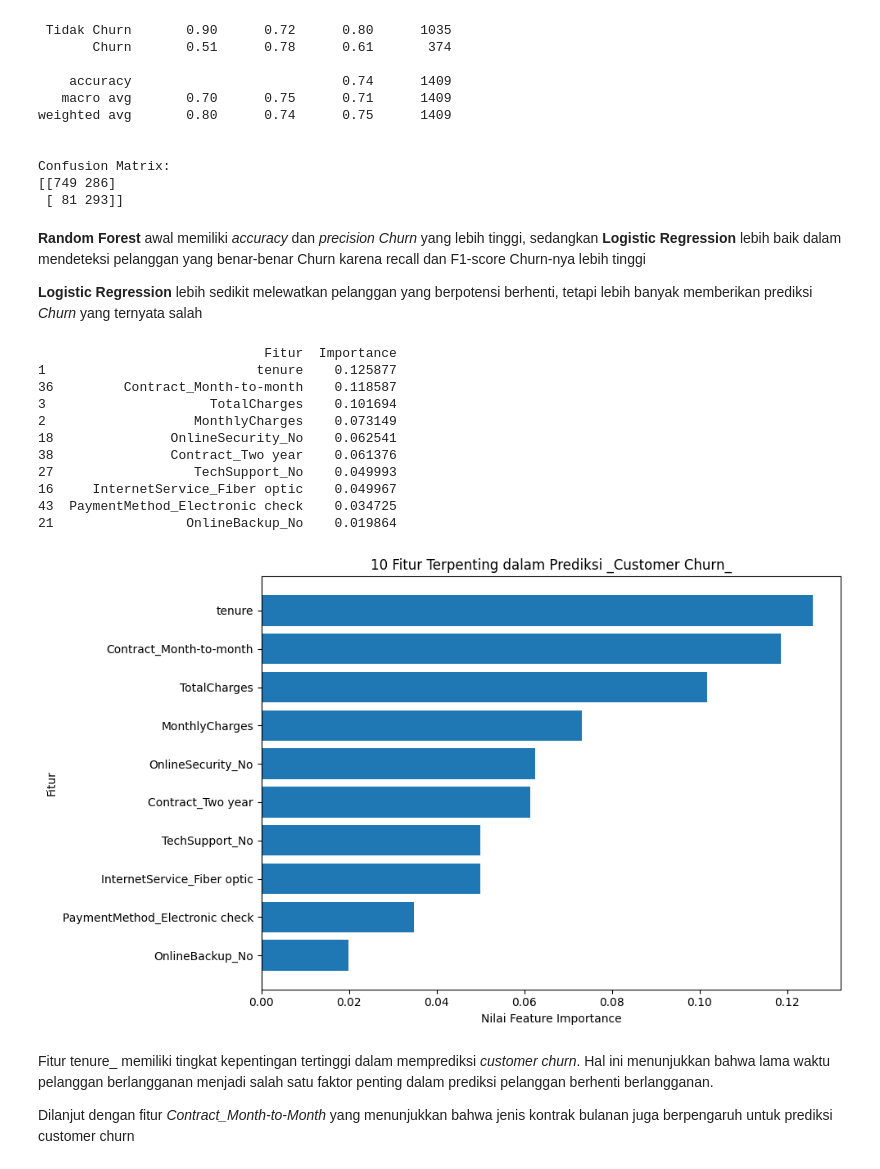
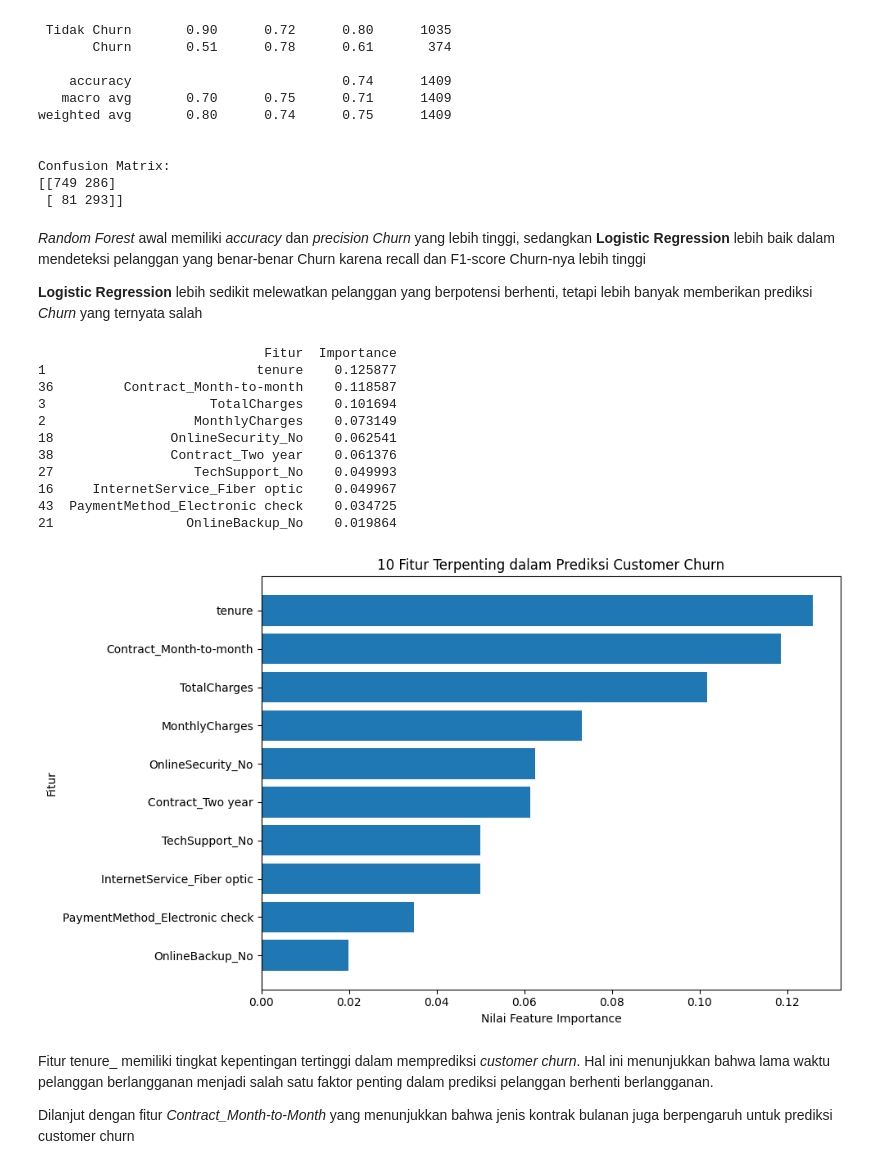
Before and after one commit to Rani241/Machine-Learning-Telco-Customer-Churn, a Jupyter notebook: Telco Customer Churn/Telco Customer Churn.ipynb, the cells around one changed output. Drawn from its saved outputs; the diff is of its cells as text; code cells hidden in the pictures.

```diff
--- a/Telco Customer Churn/Telco Customer Churn.ipynb
+++ b/Telco Customer Churn/Telco Customer Churn.ipynb
@@ -581,14 +581,14 @@ Confusion Matrix:
 [[749 286]
  [ 81 293]]
 # %% [markdown]
-__Random Forest__ awal memiliki _accuracy_ dan _precision Churn_ yang lebih tinggi, sedangkan __Logistic Regression__ lebih baik dalam mendeteksi pelanggan yang benar-benar Churn karena recall dan F1-score Churn-nya lebih tinggi
+_Random Forest_ awal memiliki _accuracy_ dan _precision Churn_ yang lebih tinggi, sedangkan __Logistic Regression__ lebih baik dalam mendeteksi pelanggan yang benar-benar Churn karena recall dan F1-score Churn-nya lebih tinggi
 
 __Logistic Regression__ lebih sedikit melewatkan pelanggan yang berpotensi berhenti, tetapi lebih banyak memberikan prediksi _Churn_ yang ternyata salah
 # %%
 import pandas as pd
 import matplotlib.pyplot as plt
 
-# Mengambil model _Random Forest_ hasil tuning
+# Mengambil model Random Forest hasil tuning
 model_final = grid_search.best_estimator_
 
 # Mengambil nilai feature importance
@@ -603,35 +603,35 @@ importance = importance.sort_values(
     ascending=False
 )
 
 # Menampilkan 10 fitur teratas
 print(importance.head(10))
 
 # Membuat grafik
 top_10 = importance.head(10).sort_values(
     by="Importance",
     ascending=True
 )
 
 plt.figure(figsize=(10, 6))
 plt.barh(top_10["Fitur"], top_10["Importance"])
 plt.xlabel("Nilai Feature Importance")
 plt.ylabel("Fitur")
-plt.title("10 Fitur Terpenting dalam Prediksi _Customer Churn_")
+plt.title("10 Fitur Terpenting dalam Prediksi Customer Churn")
 plt.tight_layout()
 plt.show()
 # %% [output]
                              Fitur  Importance
 1                           tenure    0.125877
 36         Contract_Month-to-month    0.118587
 3                     TotalCharges    0.101694
 2                   MonthlyCharges    0.073149
 18               OnlineSecurity_No    0.062541
 38               Contract_Two year    0.061376
 27                  TechSupport_No    0.049993
 16     InternetService_Fiber optic    0.049967
 43  PaymentMethod_Electronic check    0.034725
 21                 OnlineBackup_No    0.019864
-[figure, old version]
+[figure, new version]
 # %% [markdown]
 Fitur tenure_ memiliki tingkat kepentingan tertinggi dalam memprediksi _customer churn_. Hal ini menunjukkan bahwa lama waktu pelanggan berlangganan menjadi salah satu faktor penting dalam prediksi pelanggan berhenti berlangganan.
 
```
Also changed, not shown: parts of 9 cells of this notebook.
